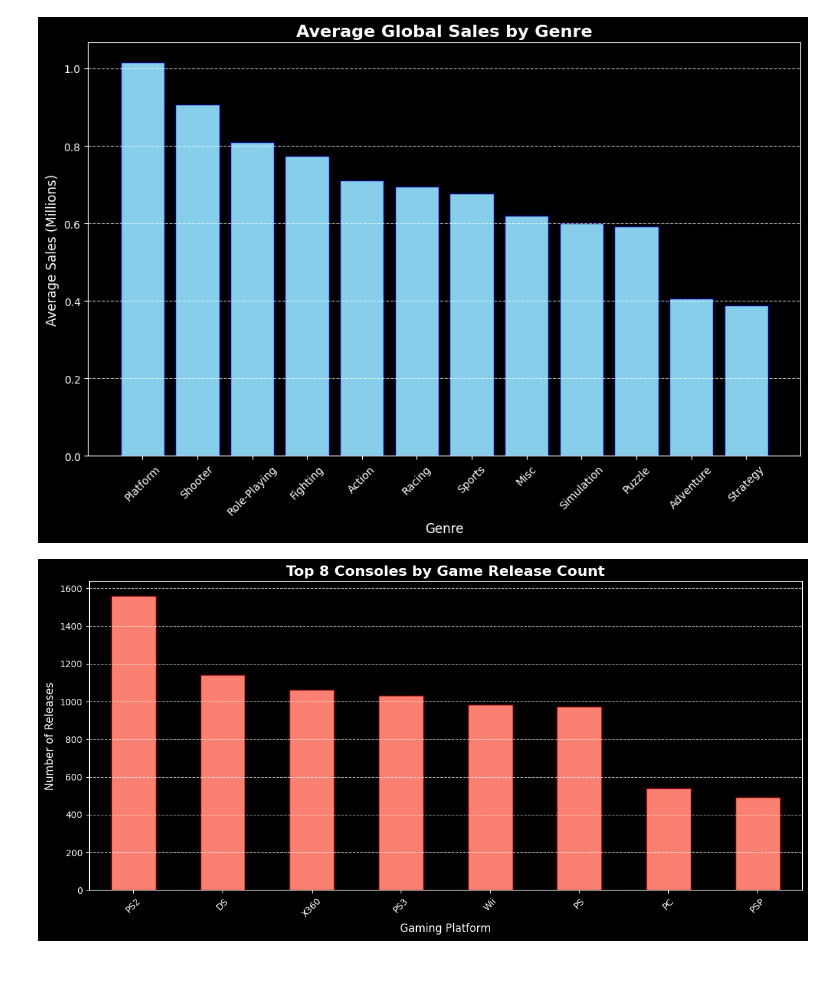
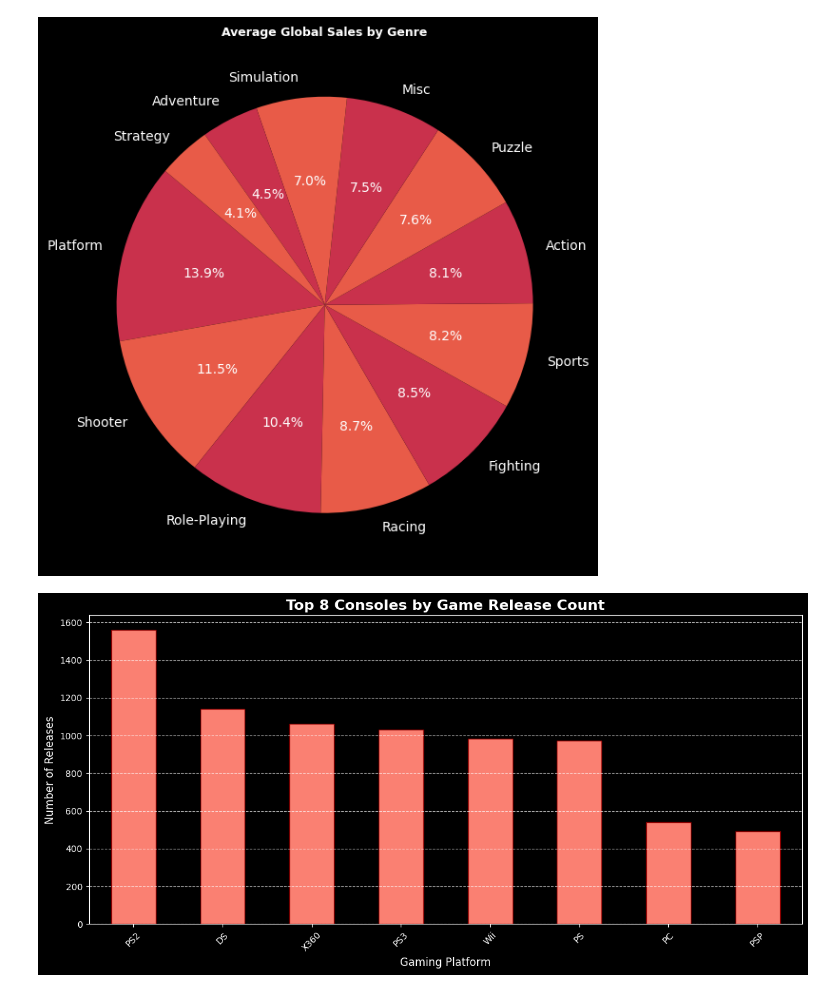
Before and after one commit to tamishhossain-svg/Python, a Jupyter notebook: Final project(data analysis)/sample.ipynb, the cells around one changed output. Drawn from its saved outputs; the diff is of its cells as text; code cells hidden in the pictures.

```diff
--- a/Final project(data analysis)/sample.ipynb
+++ b/Final project(data analysis)/sample.ipynb
@@ -62,24 +62,28 @@ df
 # %%
 ######Step-2 Data visualization #########
 
-
+####pie chart Global Sales by genre
 # Calculate Average Global Sales by Genre
 avg_global_sales = df.groupby('Genre')['Global Sales'].mean().sort_values(ascending=False)
 
 
-# Visualization using Matplotlib
-plt.figure(figsize=(12, 7))
+#Drawing pie Chart
+plt.figure(figsize=(6, 6))
+plt.pie(
+    avg_global_sales,
+    labels=avg_global_sales.index,
+    autopct='%1.1f%%', # Display percentages on the chart
+    startangle=140,
+    colors=plt.cm.Spectral(range(20,56,256//len(avg_global_sales)))
 
+)
 
-bars = plt.bar(avg_global_sales.index, avg_global_sales.values, color='skyblue', edgecolor='navy')
-# Formatting the chart
-plt.title('Average Global Sales by Genre', fontsize=16, fontweight='bold')
-plt.xlabel('Genre', fontsize=12)
-plt.ylabel('Average Sales (Millions)', fontsize=12)
-plt.xticks(rotation=45)
-plt.grid(axis='y', linestyle='--', alpha=0.7)
+plt.title('Average Global Sales by Genre', fontsize=9, fontweight='bold')
+plt.axis('equal')
+plt.tight_layout()
+plt.show()
 # %% [output]
-[figure, old version]
+[figure, new version]
 # %%
 top_8_consoles = df['Gaming Platform'].value_counts().head(8)
 
```
Also changed, not shown: parts of 1 cell of this notebook.
